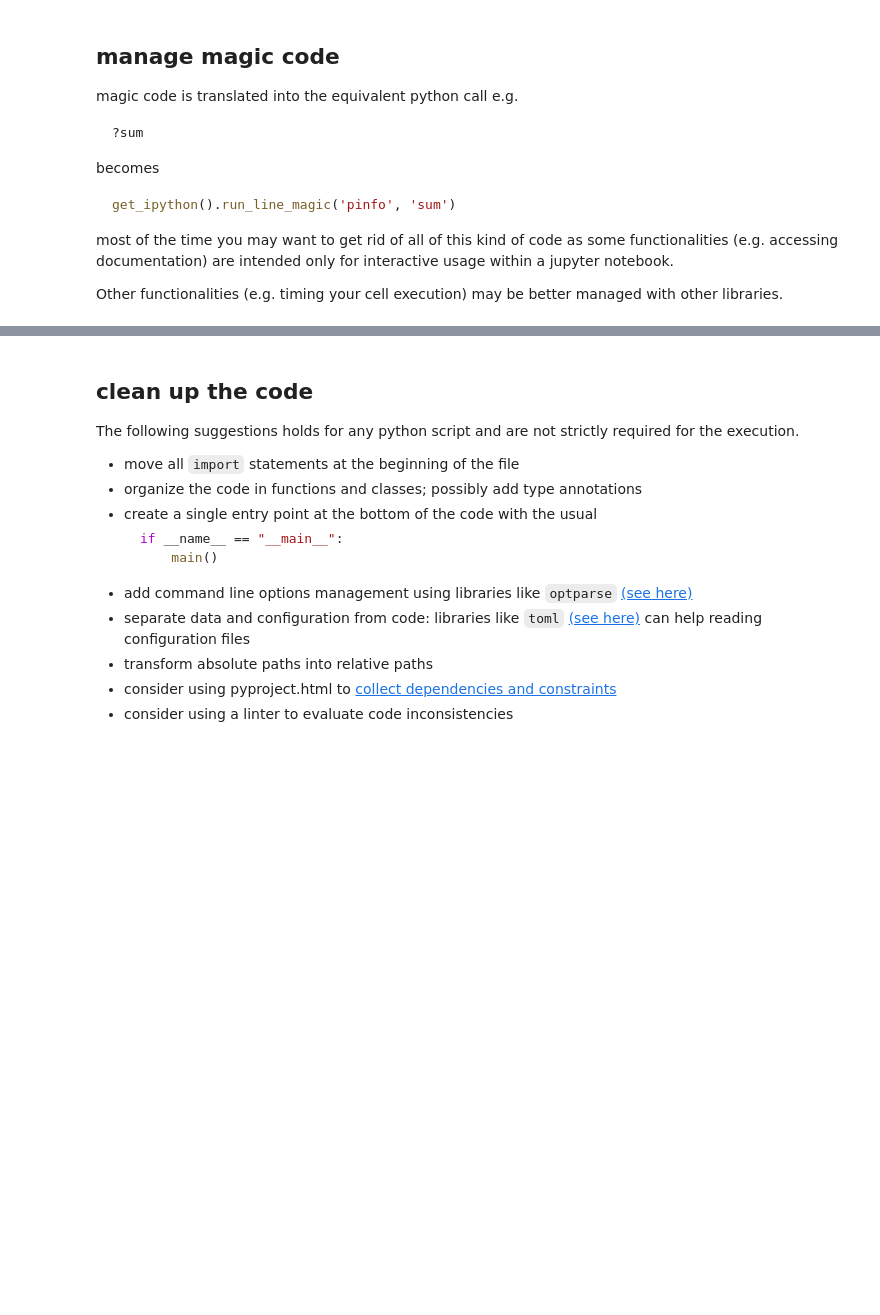
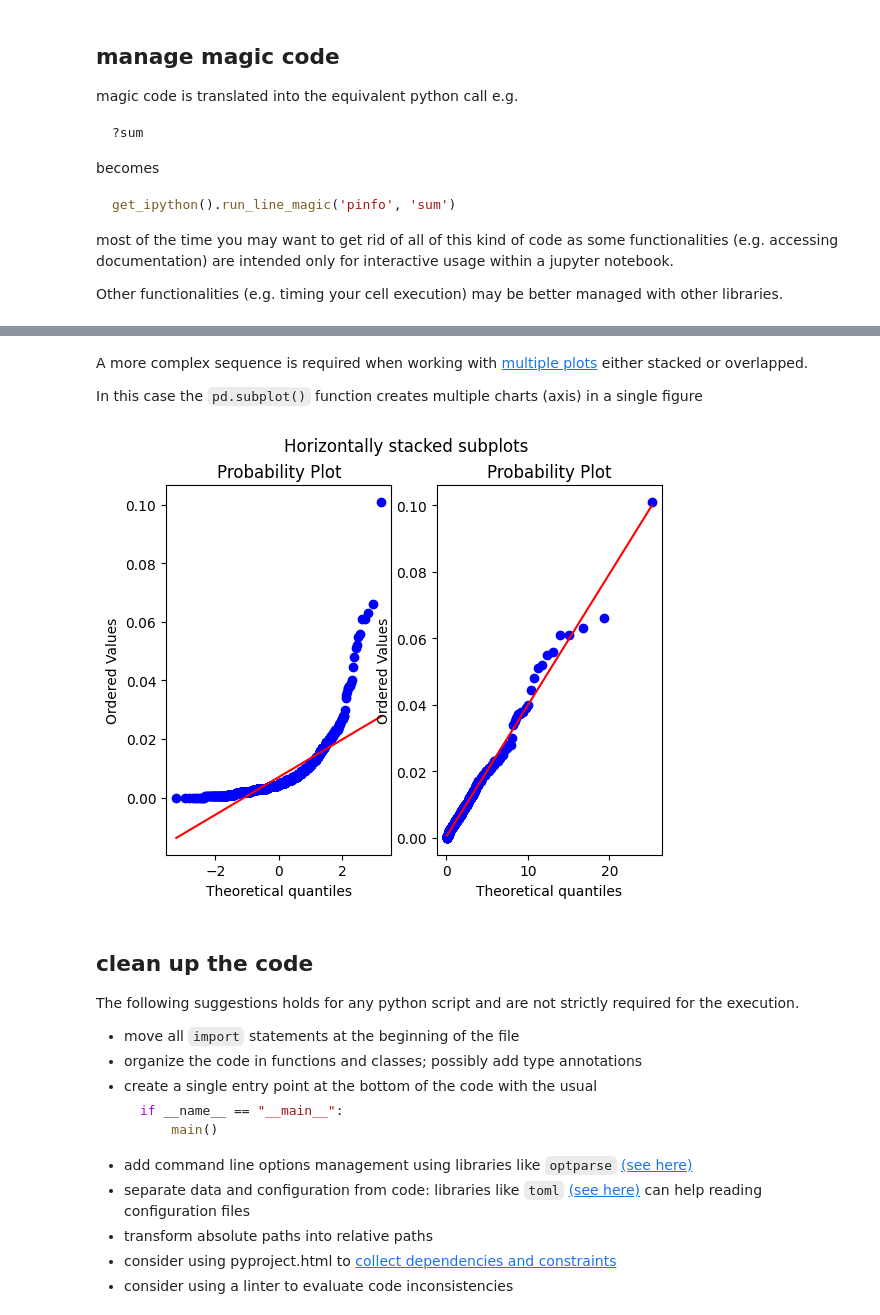
Before and after one commit to noiseOnTheNet/python-post023_jupyter_analitics, a Jupyter notebook: doc/Part_4.ipynb, the cells around one changed output, grey strips where cells are left out. Cells and saved outputs as stored; diff of their text form; code cells hidden in the pictures; blank space fills up the shorter version.

```diff
--- a/doc/Part_4.ipynb
+++ b/doc/Part_4.ipynb
@@ -68,3 +92,20 @@ For larger tables or more complex tasks binary formats may help.
+# %% [markdown]
+A more complex sequence is required when working with [multiple plots](https://matplotlib.org/stable/gallery/subplots_axes_and_figures/subplots_demo.html) either stacked or overlapped.
+
+In this case the `pd.subplot()` function creates multiple charts (axis) in a single figure
+# %%
+# this code is general: two charts in a single row
+fig, (ax1, ax2) = plt.subplots(1, 2)
+fig.suptitle('Horizontally stacked subplots')
+
+# this code is specific for this function
+from scipy import stats
+stats.probplot(california["Daily Mean Pb Concentration"], plot=ax1)
+stats.probplot(california["Daily Mean Pb Concentration"], plot=ax2,dist=stats.distributions.lognorm(s=1))
+
+fig.savefig("probplots.png")
+# %% [output]
+[figure, added]
 # %% [markdown]
 ## clean up the code
 The following suggestions holds for any python script and are not strictly required for the execution.
```
Also changed, not shown: parts of 6 cells of this notebook, 3 other files.
